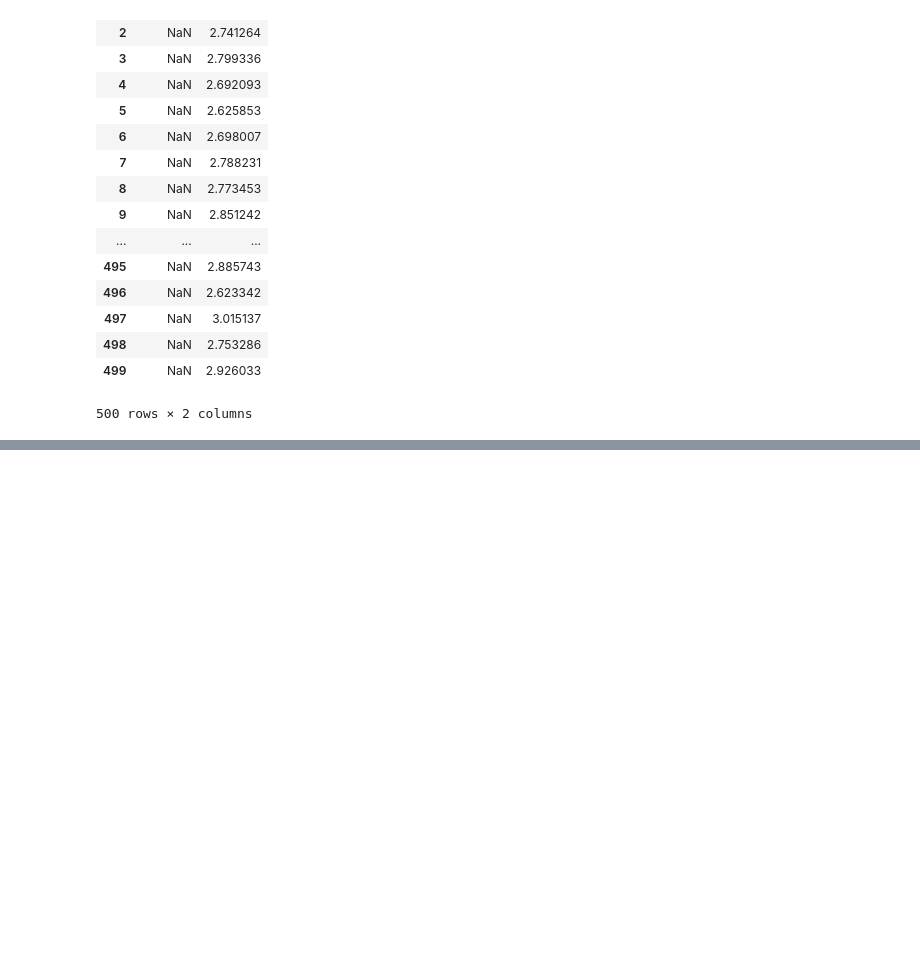
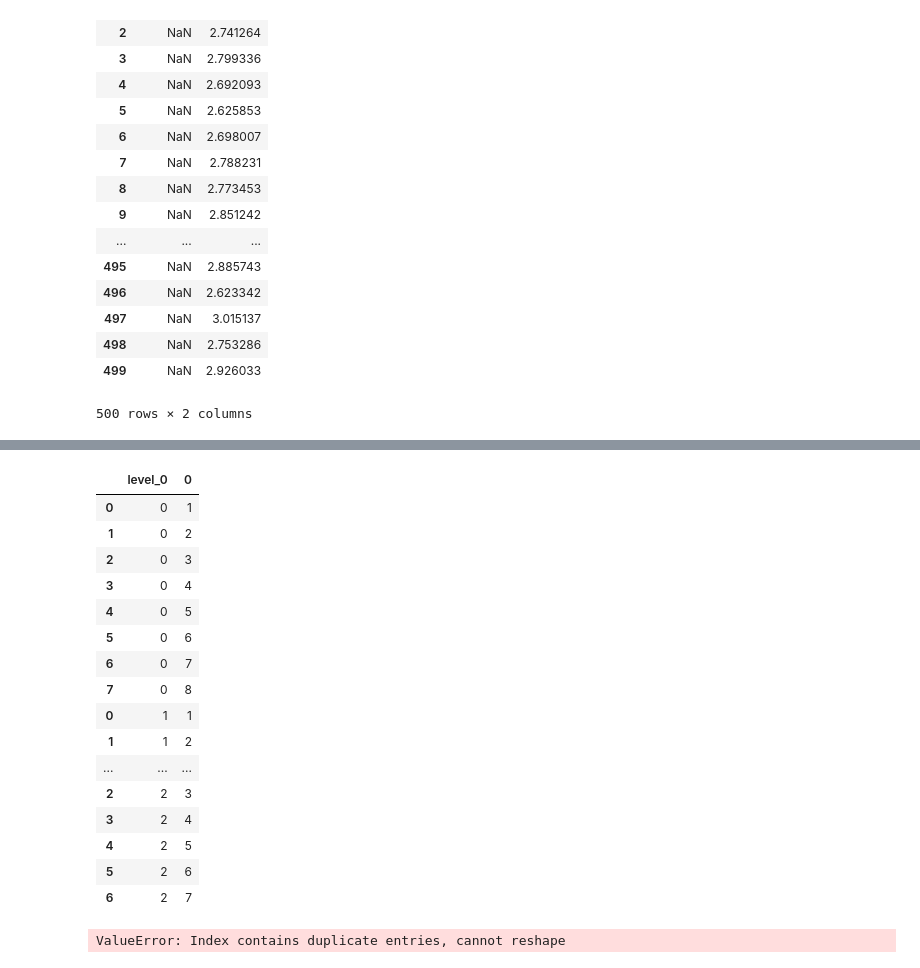
Before and after one commit to moneyml/Production, a Jupyter notebook: Code/Experiment/factory_profiling.ipynb, the cells around one changed output, grey strips where cells are left out. Drawn from its saved outputs; the diff is of its cells as text; code cells hidden in the pictures; blank space fills up the shorter version.

```diff
--- a/Code/Experiment/factory_profiling.ipynb
+++ b/Code/Experiment/factory_profiling.ipynb
@@ -161,0 +200,2 @@ train_df[['220X150','Y']]
+# %%
+tmp = tmp.stack()
@@ -161,0 +222,20 @@ train_df[['220X150','Y']]
+# %%
+tmp.reset_index(level=0)
+# %% [output]
+|  | level_0 | 0 |
+| 0 | 0 | 1 |
+| 1 | 0 | 2 |
+| 2 | 0 | 3 |
+| 3 | 0 | 4 |
+| 4 | 0 | 5 |
+| 5 | 0 | 6 |
+| 6 | 0 | 7 |
+| 7 | 0 | 8 |
+| 0 | 1 | 1 |
+| 1 | 1 | 2 |
+| ... | ... | ... |
+| 2 | 2 | 3 |
+| 3 | 2 | 4 |
+| 4 | 2 | 5 |
+| 5 | 2 | 6 |
+| 6 | 2 | 7 |
@@ -161,0 +246,4 @@ train_df[['220X150','Y']]
+# %%
+df.pivot(index = 'foo',columns='bar')
+# %% [output]
+ValueError: Index contains duplicate entries, cannot reshape
```
Also changed, not shown: parts of 7 cells of this notebook, 17 other files.
